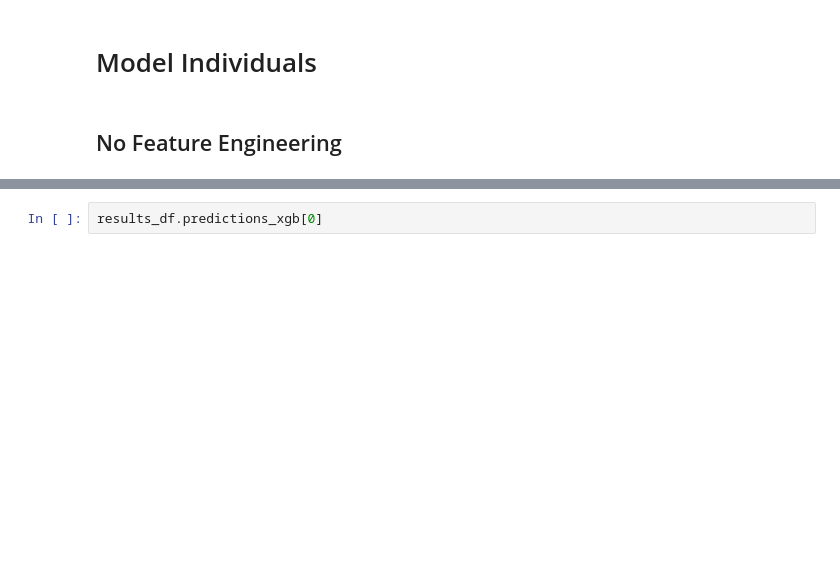
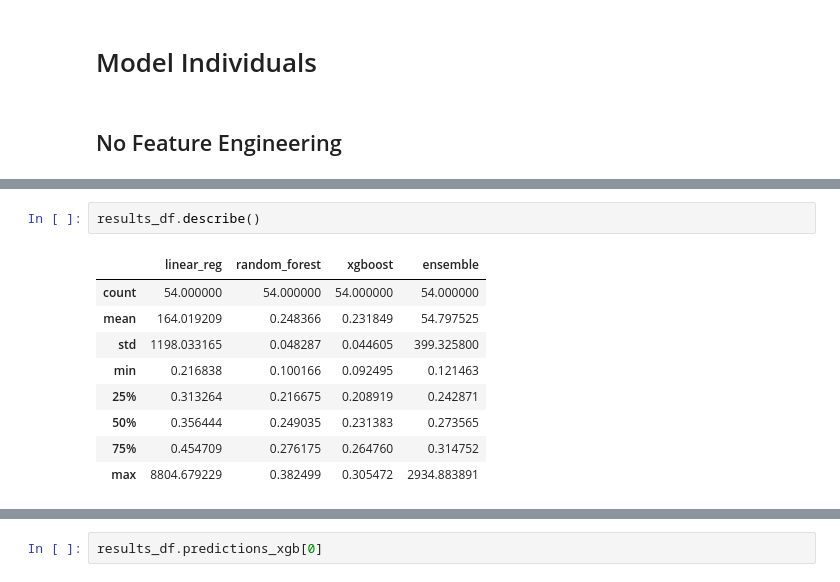
Before and after one commit to danieljwilson/3_3_experience_sampling, a Jupyter notebook: 3_3_3_data_analysis/02_analysis/06_model_comp_continuous_avg.ipynb, the cells around one changed output, grey strips where cells are left out. Cells and saved outputs as stored; diff of their text form; blank space fills up the shorter version.

```diff
--- a/3_3_3_data_analysis/02_analysis/06_model_comp_continuous_avg.ipynb
+++ b/3_3_3_data_analysis/02_analysis/06_model_comp_continuous_avg.ipynb
@@ -287,3 +313,15 @@ results_df
+# %%
+results_df.describe()
+# %% [output]
+|  | linear_reg | random_forest | xgboost | ensemble |
+| count | 54.000000 | 54.000000 | 54.000000 | 54.000000 |
+| mean | 164.019209 | 0.248366 | 0.231849 | 54.797525 |
+| std | 1198.033165 | 0.048287 | 0.044605 | 399.325800 |
+| min | 0.216838 | 0.100166 | 0.092495 | 0.121463 |
+| 25% | 0.313264 | 0.216675 | 0.208919 | 0.242871 |
+| 50% | 0.356444 | 0.249035 | 0.231383 | 0.273565 |
+| 75% | 0.454709 | 0.276175 | 0.264760 | 0.314752 |
+| max | 8804.679229 | 0.382499 | 0.305472 | 2934.883891 |
 # %%
 results_df.predictions_xgb[0]
 # %% [output]
```
Also changed, not shown: parts of 4 cells of this notebook, 6 other files.
